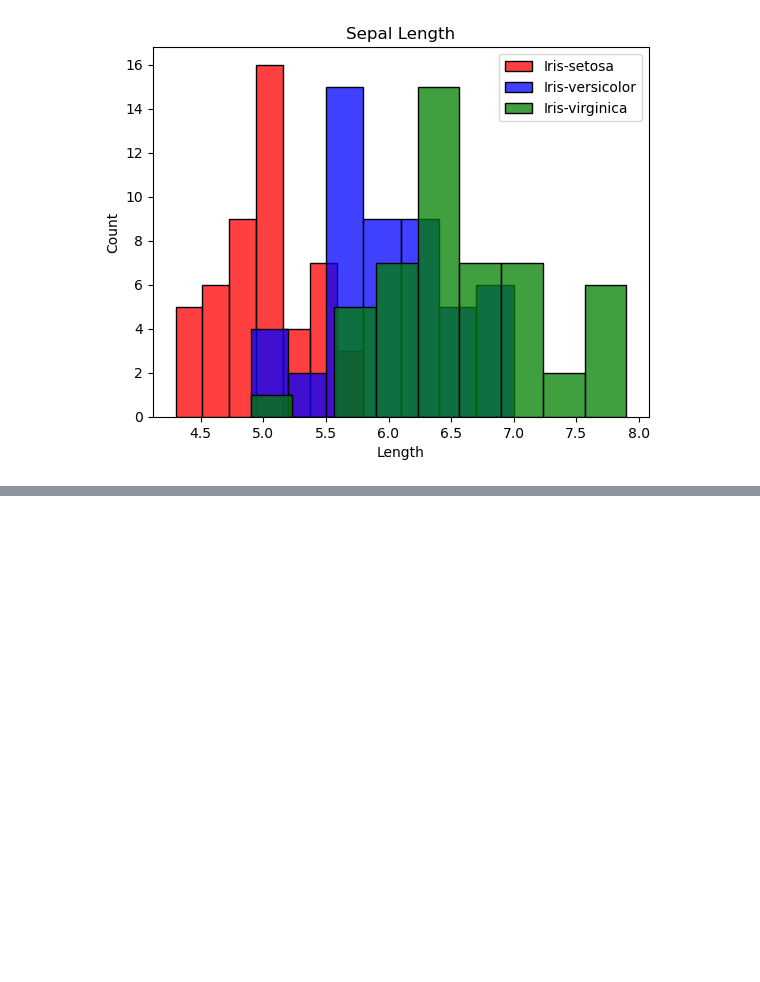
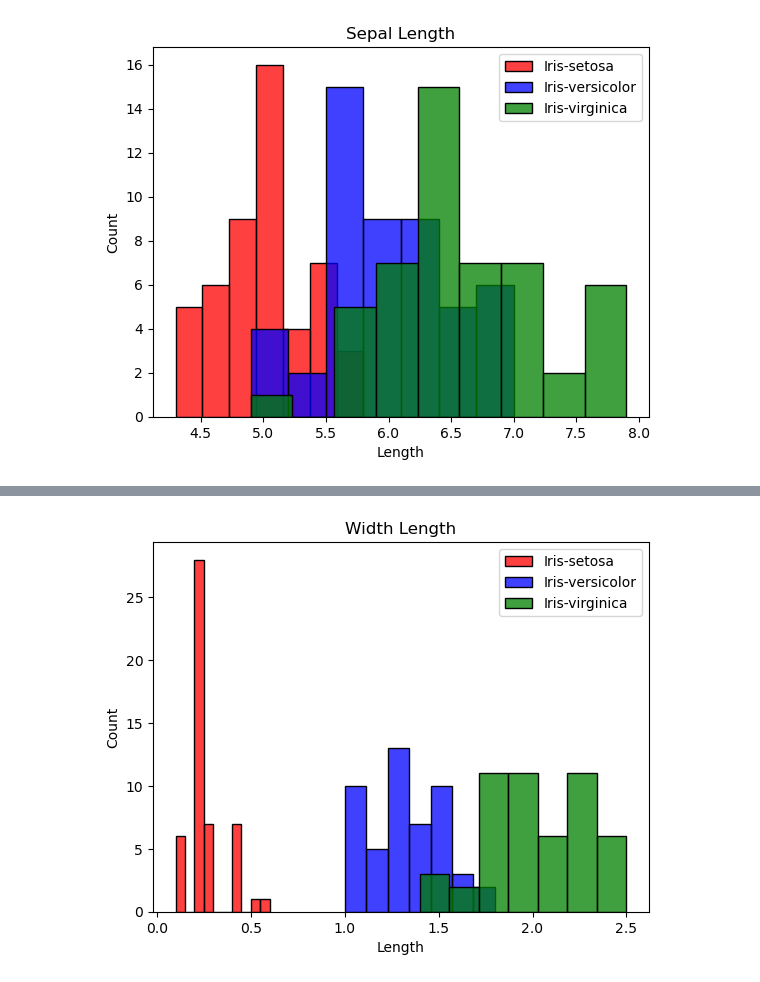
Before and after one commit to frankquinn89/Fundamentals_of_Data_Analysis, a Jupyter notebook: project.ipynb, the cells around one changed output, grey strips where cells are left out. Saved outputs shown, nothing was run; the diff lists cells and outputs as text; code cells hidden in the pictures; blank space fills up the shorter version.

```diff
--- a/project.ipynb
+++ b/project.ipynb
@@ -137,0 +164,13 @@ plt.show()
+# %%
+#plot each Species separately , label them and give each different colour for readability
+sb.histplot(setosa["Petal Width (cm)"], label = "Iris-setosa", color = "red", )
+sb.histplot(versicolor["Petal Width (cm)"], label = "Iris-versicolor", color = "blue")
+sb.histplot(virginica["Petal Width (cm)"], label = "Iris-virginica", color = "green")
+plt.title("Width Length")
+plt.xlabel("Length")
+plt.ylabel("Count")
+plt.legend()
+#Display image to user
+plt.show()
+# %% [output]
+[figure, added]
```
Also changed, not shown: parts of 2 cells of this notebook.
